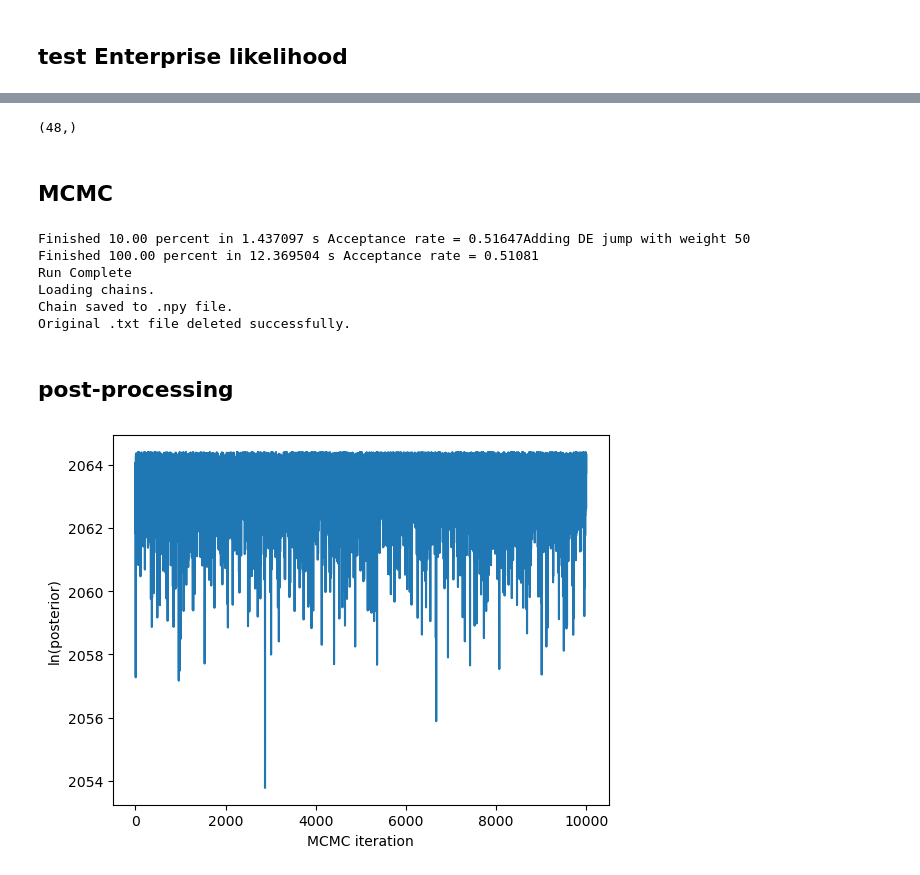
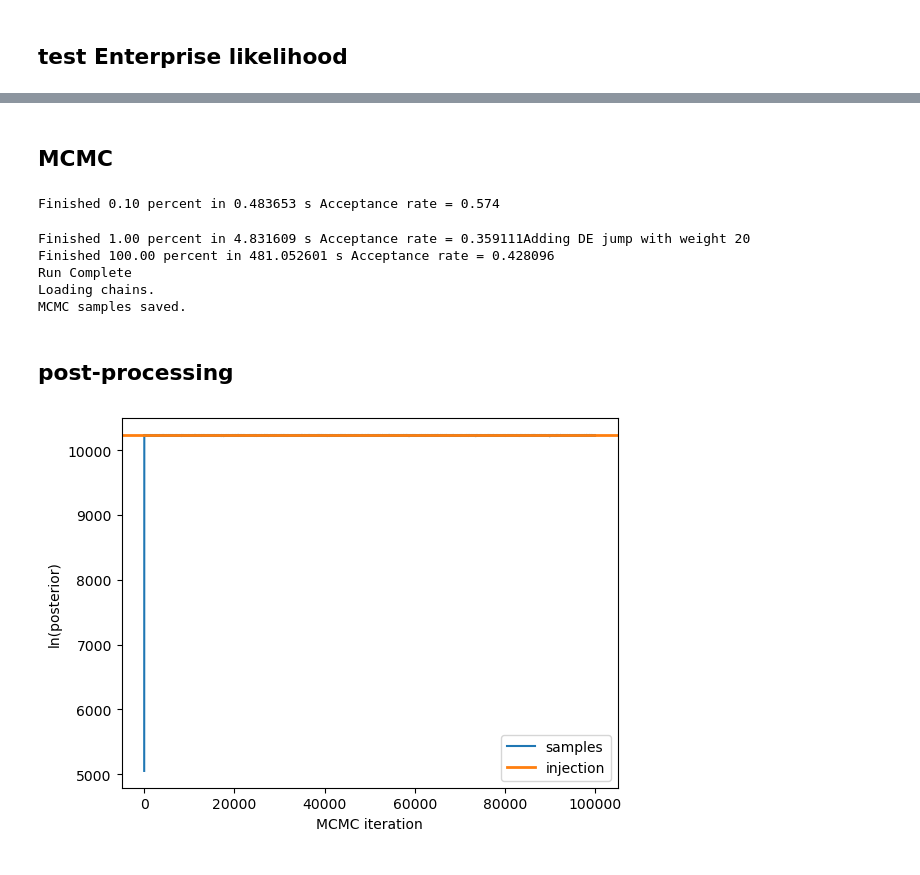
Before and after one commit to aiden-g12321/PTA_joint, a Jupyter notebook: enterprise/enterprise.ipynb, the cells around one changed output, grey strips where cells are left out. Saved outputs shown, nothing was run; the diff lists cells and outputs as text; code cells hidden in the pictures.

Commit message:
"enterprise run fixed"

```diff
--- a/enterprise/enterprise.ipynb
+++ b/enterprise/enterprise.ipynb
@@ -47,3 +37,7 @@ J1312+0051
+# %%
+# load injected parameters
+data_dict = np.load('ent_data_simulation/data/data_dict.npz', allow_pickle=True)
+x_inj_dict = data_dict['x_inj'].item()
 # %%
 print(pta.summary())
 # %% [output]
@@ -196,46 +127,43 @@ plt.show()
-# %%
-pta.get_phi(get_dict(x_inj))[0].shape
-# %% [output]
-(48,)
 # %% [markdown]
 ## MCMC
 # %%
-# set initial parameters drawn from prior
+# set up the sampler:
 x0 = np.hstack([p.sample() for p in pta.params])
 ndim = len(x0)
-
-# set up the sampler:
-# initial jump covariance matrix
-cov = np.eye(ndim)
+cov = np.eye(ndim) * 0.01
 outDir = 'enterprise_chains'
 
-# sampler = ptmcmc(ndim, pta.get_lnlikelihood, pta.get_lnprior, cov,
-#                  outDir=outDir, resume=False)
-sampler = ptmcmc(ndim, get_lnlike, uniform_lnprior, cov,
-                 outDir=outDir, resume=False)
+
+sampler = ptmcmc(ndim=ndim,
+                 logl=get_lnlike,
+                 logp=get_lnprior,
+                 cov=cov,
+                 outDir=outDir,
+                 resume=False)
 
 # sampler for N steps
-N = int(1e5)  # normally, we would use 5e6 samples (this will save time)
-# x0 = np.hstack([p.sample() for p in pta.params])
-x0 = x_inj
-sampler.sample(x0, N, SCAMweight=30, AMweight=15, DEweight=50, )
+num_samples = int(1e6)  # normally, we would use 5e6 samples (this will save time)
+sampler.sample(p0=x0,
+               Niter=num_samples,
+               # SCAMweight=30,
+               # AMweight=15,
+               # DEweight=50,
+               )
 
 # store chains in compressed binary format
 print('Loading chains.')
 chains = np.loadtxt('enterprise_chains/chain_1.txt', skiprows=int(0), usecols=(range(ndim + 1)))
-np.save('enterprise_chains/chains.npy', chains)
-if os.path.exists('enterprise_chains/chains.npy') and os.path.getsize('enterprise_chains/chains.npy') > 0:
-    os.remove('enterprise_chains/chain_1.txt')
-    print('Chain saved to .npy file.')
-    print('Original .txt file deleted successfully.')
-else:
-    print('Error: .npy file not created correctly. Original .txt file was not deleted.')
+ent_samples_dict = {name: val for name, val in zip(pta.param_names, chains[:,:-1].T)}
+ent_samples_dict['lnposts'] = chains[:,-1]
+np.savez_compressed('ent_samples_dict.npz', **ent_samples_dict)
+shutil.rmtree('enterprise_chains')
+print('MCMC samples saved.')
 # %% [output]
-Finished 10.00 percent in 1.437097 s Acceptance rate = 0.51647Adding DE jump with weight 50
-Finished 100.00 percent in 12.369504 s Acceptance rate = 0.51081
-Run Complete
-Loading chains.
-Chain saved to .npy file.
-Original .txt file deleted successfully.
+Finished 0.10 percent in 0.483653 s Acceptance rate = 0.574
+Finished 1.00 percent in 4.831609 s Acceptance rate = 0.359111Adding DE jump with weight 20
+Finished 100.00 percent in 481.052601 s Acceptance rate = 0.428096
+Run Complete
+Loading chains.
+MCMC samples saved.
 # %% [markdown]
 ## post-processing
@@ -252,11 +170,13 @@ lnposts = chains[:,-1]
 # %%
-# plot likelihood of samples
-
-plt.plot(lnposts)
+# plot posterior values of samples
+plt.plot(ent_samples_dict['lnposts'], label='samples')
+plt.axhline(pta.get_lnlikelihood(x_inj_dict) + pta.get_lnprior(x_inj_dict),
+            color='C1', label='injection', lw=2)
 plt.xlabel('MCMC iteration')
 plt.ylabel('ln(posterior)')
+plt.legend()
 plt.show()
 # %% [output]
-[figure, old version]
+[figure, new version]
 # %%
 # make trace plot for parameters
```
Also changed, not shown: parts of 16 cells of this notebook, 13 other files.
